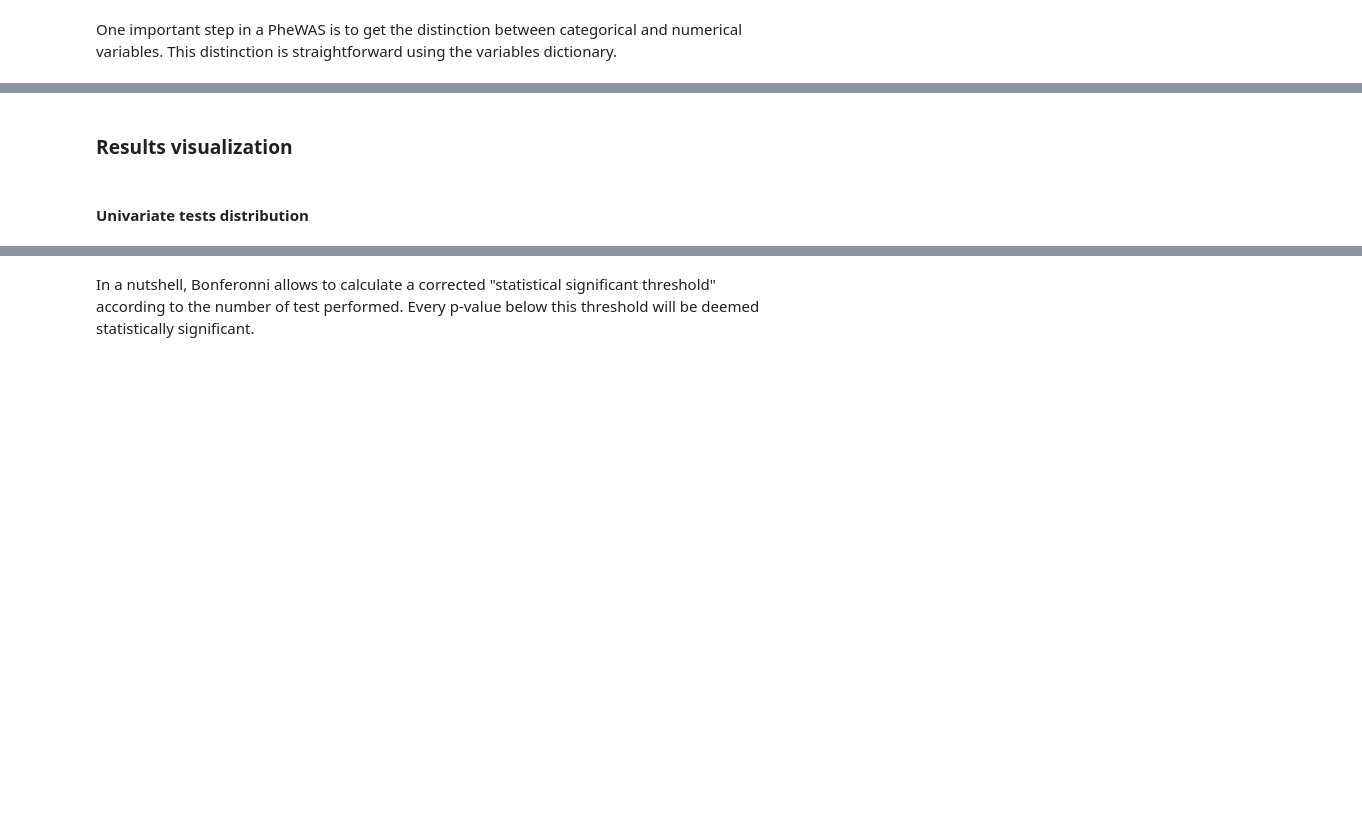
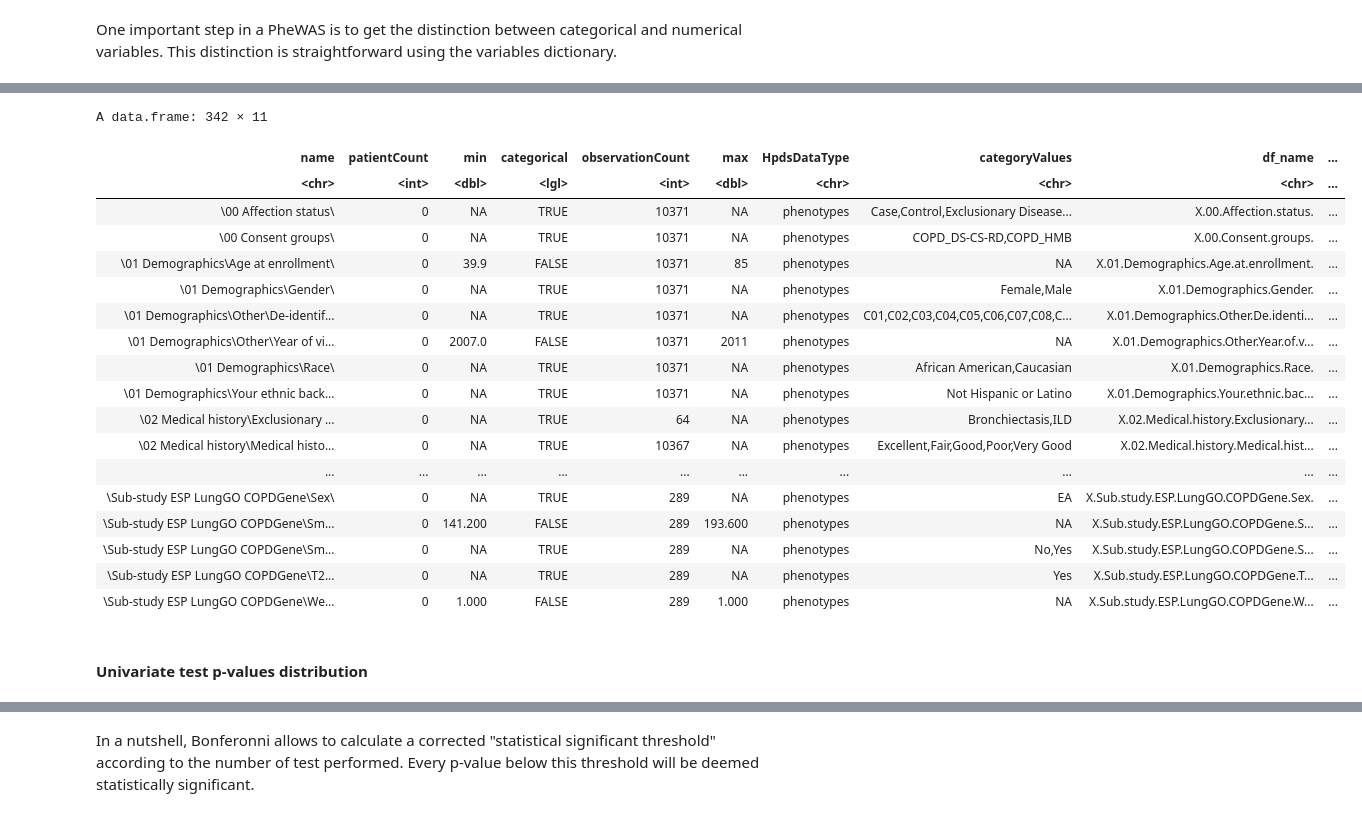
Before and after one commit to hms-dbmi/PIC-SURE_API-BioDataCatalyst-examples, a Jupyter notebook: PheWAS_R.ipynb, the cells around one changed output, grey strips where cells are left out. Cells and saved outputs as stored; diff of their text form; code cells hidden in the pictures; blank space fills up the shorter version.

```diff
--- a/PheWAS_R.ipynb
+++ b/PheWAS_R.ipynb
@@ -201,7 +300,27 @@ variablesDict_enhanced
-# %% [markdown]
-### Results visualization
+# %%
+head(variablesDict_enhanced)
+# %% [output]
+A data.frame: 342 × 11
+| name | patientCount | min | categorical | observationCount | max | HpdsDataType | categoryValues | df_name | ... |
+| <chr> | <int> | <dbl> | <lgl> | <int> | <dbl> | <chr> | <chr> | <chr> | ... |
+| \00 Affection status\ | 0 | NA | TRUE | 10371 | NA | phenotypes | Case,Control,Exclusionary Disease... | X.00.Affection.status. | ... |
+| \00 Consent groups\ | 0 | NA | TRUE | 10371 | NA | phenotypes | COPD_DS-CS-RD,COPD_HMB | X.00.Consent.groups. | ... |
+| \01 Demographics\Age at enrollment\ | 0 | 39.9 | FALSE | 10371 | 85 | phenotypes | NA | X.01.Demographics.Age.at.enrollment. | ... |
+| \01 Demographics\Gender\ | 0 | NA | TRUE | 10371 | NA | phenotypes | Female,Male | X.01.Demographics.Gender. | ... |
+| \01 Demographics\Other\De-identif... | 0 | NA | TRUE | 10371 | NA | phenotypes | C01,C02,C03,C04,C05,C06,C07,C08,C... | X.01.Demographics.Other.De.identi... | ... |
+| \01 Demographics\Other\Year of vi... | 0 | 2007.0 | FALSE | 10371 | 2011 | phenotypes | NA | X.01.Demographics.Other.Year.of.v... | ... |
+| \01 Demographics\Race\ | 0 | NA | TRUE | 10371 | NA | phenotypes | African American,Caucasian | X.01.Demographics.Race. | ... |
+| \01 Demographics\Your ethnic back... | 0 | NA | TRUE | 10371 | NA | phenotypes | Not Hispanic or Latino | X.01.Demographics.Your.ethnic.bac... | ... |
+| \02 Medical history\Exclusionary ... | 0 | NA | TRUE | 64 | NA | phenotypes | Bronchiectasis,ILD | X.02.Medical.history.Exclusionary... | ... |
+| \02 Medical history\Medical histo... | 0 | NA | TRUE | 10367 | NA | phenotypes | Excellent,Fair,Good,Poor,Very Good | X.02.Medical.history.Medical.hist... | ... |
+| ... | ... | ... | ... | ... | ... | ... | ... | ... | ... |
+| \Sub-study ESP LungGO COPDGene\Sex\ | 0 | NA | TRUE | 289 | NA | phenotypes | EA | X.Sub.study.ESP.LungGO.COPDGene.Sex. | ... |
+| \Sub-study ESP LungGO COPDGene\Sm... | 0 | 141.200 | FALSE | 289 | 193.600 | phenotypes | NA | X.Sub.study.ESP.LungGO.COPDGene.S... | ... |
+| \Sub-study ESP LungGO COPDGene\Sm... | 0 | NA | TRUE | 289 | NA | phenotypes | No,Yes | X.Sub.study.ESP.LungGO.COPDGene.S... | ... |
+| \Sub-study ESP LungGO COPDGene\T2... | 0 | NA | TRUE | 289 | NA | phenotypes | Yes | X.Sub.study.ESP.LungGO.COPDGene.T... | ... |
+| \Sub-study ESP LungGO COPDGene\We... | 0 | 1.000 | FALSE | 289 | 1.000 | phenotypes | NA | X.Sub.study.ESP.LungGO.COPDGene.W... | ... |
 # %% [markdown]
-#### Univariate tests distribution
+#### Univariate test p-values distribution
 # %%
 ggplot(aes_string(x = "pvalues",
                  fill = "categorical"),
```
Also changed, not shown: parts of 42 cells of this notebook, 1 other file.
